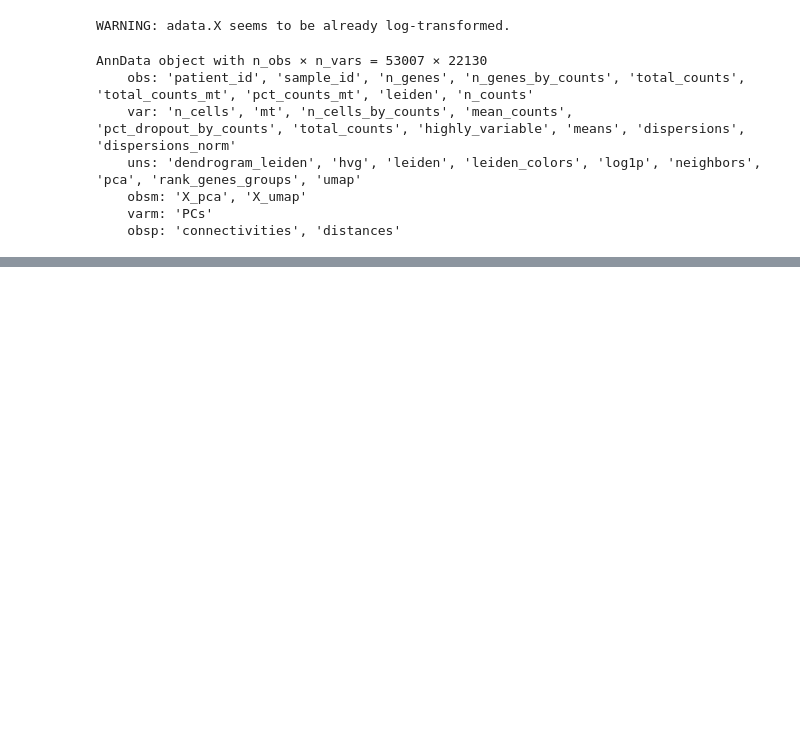
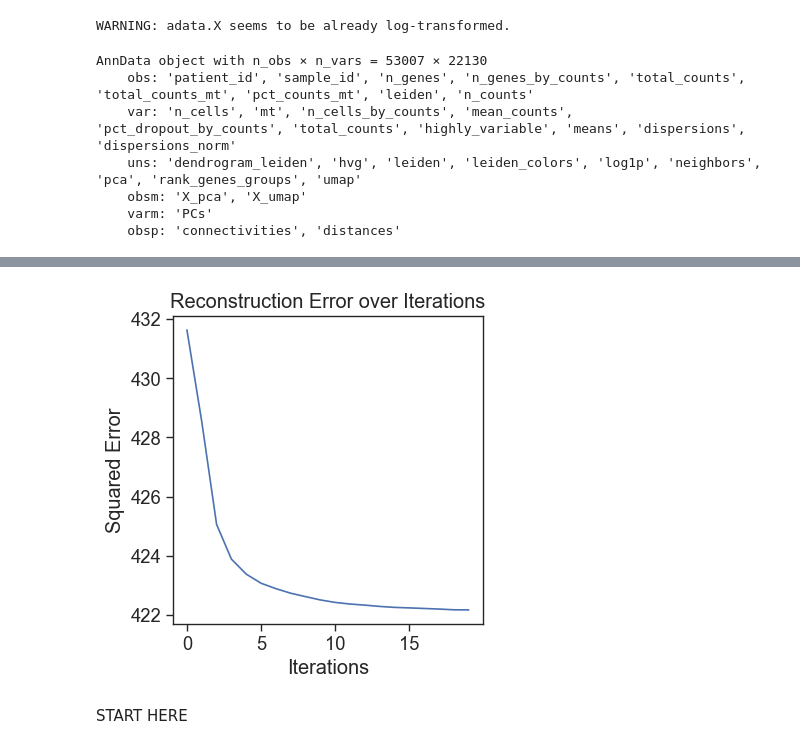
Before and after one commit to tuonglab/Alicia-Project-1, a Jupyter notebook: notebooks/SEACells for Mehtonen et al.ipynb, the cells around one changed output, grey strips where cells are left out. Drawn from its saved outputs; the diff is of its cells as text; code cells hidden in the pictures; blank space fills up the shorter version.

```diff
--- a/notebooks/SEACells for Mehtonen et al.ipynb
+++ b/notebooks/SEACells for Mehtonen et al.ipynb
@@ -67,0 +100,2 @@ AttributeError: module 'SEACells' has no attribute 'SEACells'
+# %%
+model.fit(min_iter=10, max_iter=50)
@@ -67,0 +110,7 @@ AttributeError: module 'SEACells' has no attribute 'SEACells'
+# %%
+# Check for convergence
+model.plot_convergence()
+# %% [output]
+[figure, added]
+# %% [markdown]
+START HERE
```
Also changed, not shown: parts of 27 cells of this notebook, 2 other files.
